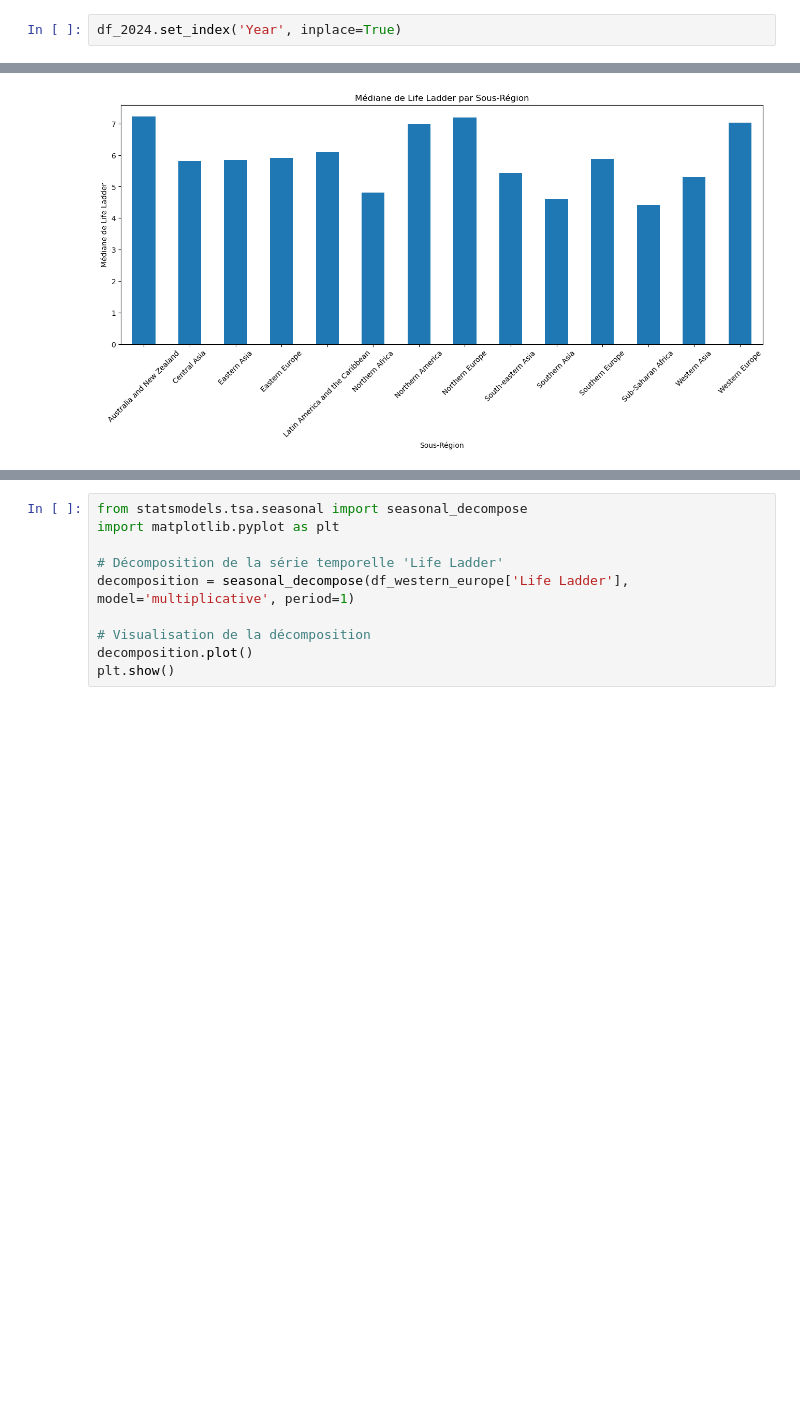
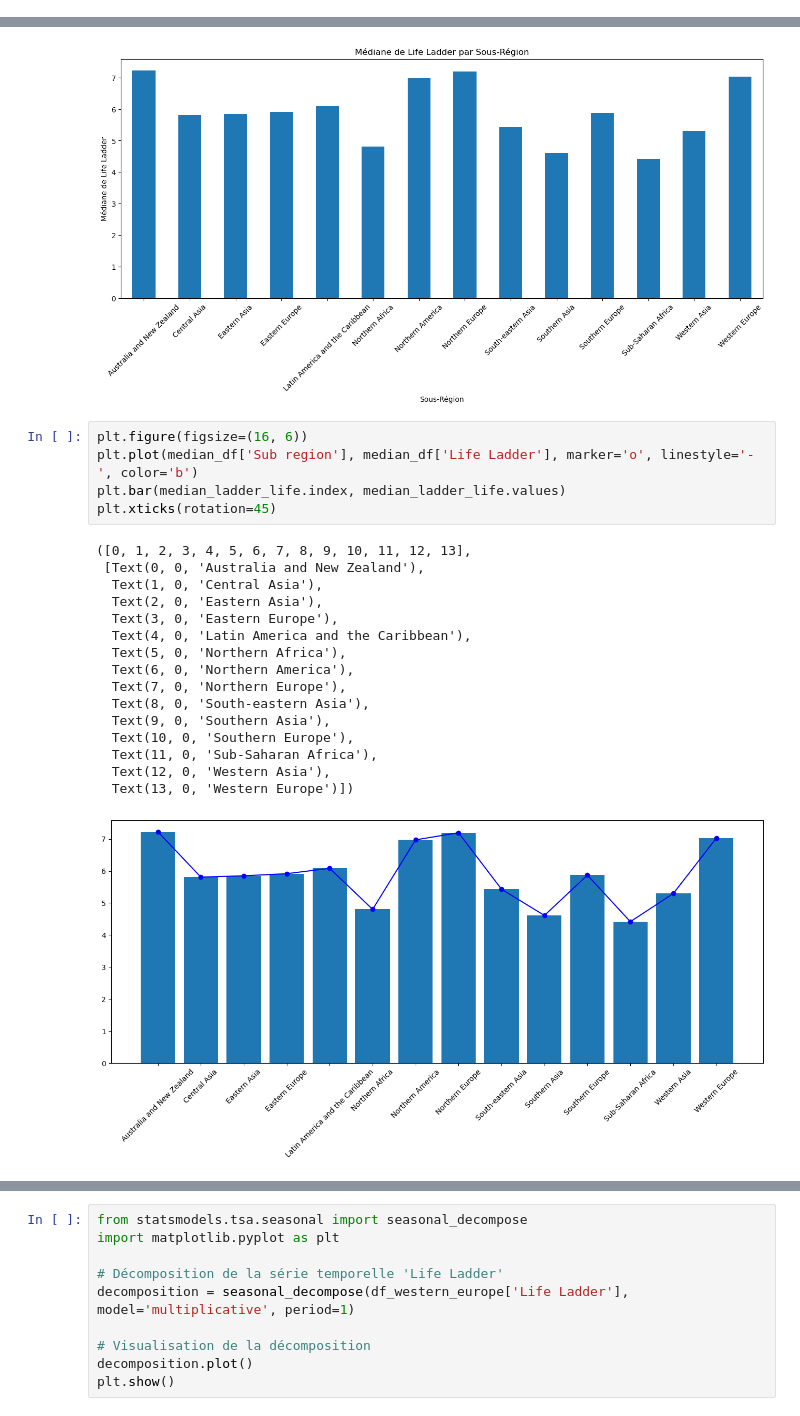
Before and after one commit to FerreJulien/Git-Analyse_du_bien_etre, a Jupyter notebook: Projets/serie_tempo.ipynb, the cells around one changed output, grey strips where cells are left out. Saved outputs shown, nothing was run; the diff lists cells and outputs as text; blank space fills up the shorter version.

Commit message:
version Europe et vision France

```diff
--- a/Projets/serie_tempo.ipynb
+++ b/Projets/serie_tempo.ipynb
@@ -119,8 +101,6 @@ Index([   6,    7,    8,    9,   10,   11,   12,   13,   14,   21,
        ...
        2353, 2354, 2355, 2356, 2357, 2358, 2359, 2360, 2361, 2362],
       dtype='int64', length=1374)
-# %%
-df_2024.set_index('Year', inplace=True)
 # %%
 df_2024.head()
 
@@ -212,3 +192,25 @@ plt.xticks(rotation=45)
 plt.show()
 # %% [output]
 [figure]
+# %%
+plt.figure(figsize=(16, 6))
+plt.plot(median_df['Sub region'], median_df['Life Ladder'], marker='o', linestyle='-', color='b')
+plt.bar(median_ladder_life.index, median_ladder_life.values)
+plt.xticks(rotation=45)
+# %% [output]
+([0, 1, 2, 3, 4, 5, 6, 7, 8, 9, 10, 11, 12, 13],
+ [Text(0, 0, 'Australia and New Zealand'),
+  Text(1, 0, 'Central Asia'),
+  Text(2, 0, 'Eastern Asia'),
+  Text(3, 0, 'Eastern Europe'),
+  Text(4, 0, 'Latin America and the Caribbean'),
+  Text(5, 0, 'Northern Africa'),
+  Text(6, 0, 'Northern America'),
+  Text(7, 0, 'Northern Europe'),
+  Text(8, 0, 'South-eastern Asia'),
+  Text(9, 0, 'Southern Asia'),
+  Text(10, 0, 'Southern Europe'),
+  Text(11, 0, 'Sub-Saharan Africa'),
+  Text(12, 0, 'Western Asia'),
+  Text(13, 0, 'Western Europe')])
+[figure, added]
```
Also changed, not shown: parts of 96 cells of this notebook.
